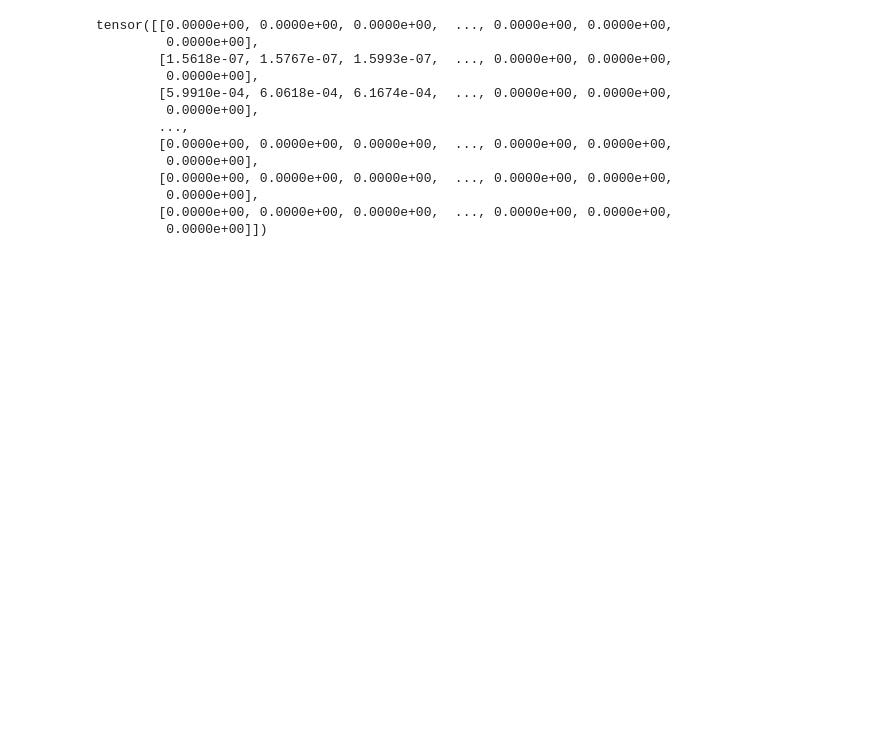
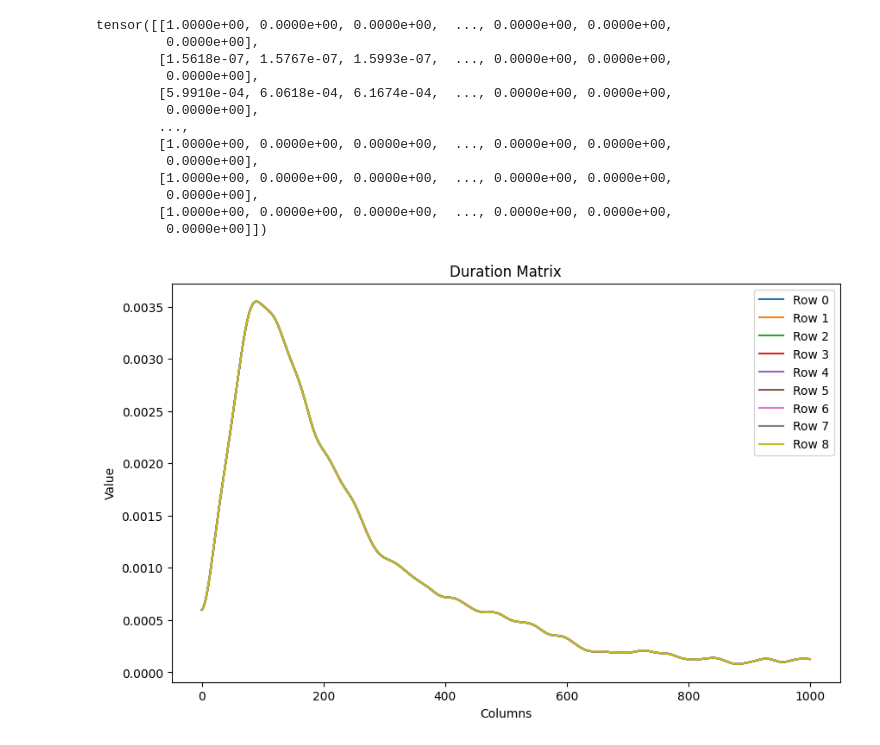
Before and after one commit to jcao0715/hsmm, a Jupyter notebook: synthetic_ex.ipynb, the cells around one changed output. Saved outputs shown, nothing was run; the diff lists cells and outputs as text; code cells hidden in the pictures; blank space fills up the shorter version.

```diff
--- a/synthetic_ex.ipynb
+++ b/synthetic_ex.ipynb
@@ -6,45 +6,50 @@ import params
 
 # 0=S, 1=Es, 2=Ef, 3=Em, 4=El, 5=I, 6=5', 7=3', 8=epsilon
 states = torch.tensor([0, 1, 2, 3, 4, 5, 6, 7, 8])
 Transition = torch.tensor([[0.0, params.p1E, 1-params.p1E, 0.0, 0.0, 0.0, 0.0, 0.0, 0.0],
                           [0.0, 0.0, 0.0, 0.0, 0.0, 0.0, 0.0, 0.0, 1.0],
                           [0.0, 0.0, 0.0, 0.0, 0.0, 0.0, 1.0, 0.0, 0.0],
                           [0.0, 0.0, 0.0, 0.0, 0.0, 0.0, 1.0, 0.0, 0.0],
                           [0.0, 0.0, 0.0, 0.0, 0.0, 0.0, 0.0, 0.0, 1.0],
                           [0.0, 0.0, 0.0, 0.0, 0.0, 0.0, 0.0, 1.0, 0.0],
                           [0.0, 0.0, 0.0, 0.0, 0.0, 1.0, 0.0, 0.0, 0.0],
                           [0.0, 0.0, 0.0, 1-params.pEO, params.pEO, 0.0, 0.0, 0.0, 0.0],
                           [0.0, 0.0, 0.0, 0.0, 0.0, 0.0, 0.0, 0.0, 0.0]])
-obs = torch.tensor([0, 0, 0, 0, 0, 0, 0, 0, 0])
-Observation = torch.tensor([[1.0, 0.0, 0.0, 0.0, 0.0, 0.0, params.p1E, 0.0, 0.0],
-                            [0.0, 1.0, 0.0, 0.0, 0.0, 0.0, 1-params.p1E, 0.0, 0.0],
-                            [0.0, 0.0, 1.0, 0.0, 0.0, 0.0, params.p1E, 0.0, 0.0],
-                            [0.0, 0.0, 0.0, 1.0, 0.0, 0.0, params.p1E, 0.0, 0.0],
-                            [0.0, 0.0, 0.0, 0.0, 1.0, 0.0, params.p1E, 0.0, 0.0],
-                            [0.0, 0.0, 0.0, 0.0, 0.0, 1.0, params.p1E, 0.0, 0.0],
-                            [0.0, 0.0, 0.0, 0.0, 0.0, 0.0, params.p1E, 0.0, 0.0],
-                            [0.0, 0.0, 0.0, 1-params.pEO, 0.0, 0.0, 1-params.p1E, 0.0, 0.0],
-                            [0.0, 0.0, 0.0, params.pEO, 0.0, 0.0, 1-params.p1E, 0.0, 0.0]]).T
 
 Duration = torch.zeros(9, 5000000)
+Duration[0, 0] = 1
 Duration[1] = torch.tensor(params.lengthSingleExons)
 Duration[2] = torch.tensor(params.lengthFirstExons)
 Duration[3] = torch.tensor(params.lengthMiddleExons)
 Duration[4] = torch.tensor(params.lengthLastExons)
 Duration[5] = torch.tensor(params.lengthIntrons)
+Duration[6, 0] = 1
+Duration[7, 0] = 1
+Duration[-1, 0] = 1
+print(Duration)
 
-print(Duration)
+# Plotting the matrix
+plt.figure(figsize=(10, 6))
+for i in range(Duration.shape[0]):
+    plt.plot(Duration[2, :1000].numpy(), label=f"Row {i}")
+
+plt.xlabel("Columns")
+plt.ylabel("Value")
+plt.title("Duration Matrix")
+plt.legend(loc="upper right")
+plt.show()
 # %% [output]
-tensor([[0.0000e+00, 0.0000e+00, 0.0000e+00,  ..., 0.0000e+00, 0.0000e+00,
+tensor([[1.0000e+00, 0.0000e+00, 0.0000e+00,  ..., 0.0000e+00, 0.0000e+00,
          0.0000e+00],
         [1.5618e-07, 1.5767e-07, 1.5993e-07,  ..., 0.0000e+00, 0.0000e+00,
          0.0000e+00],
         [5.9910e-04, 6.0618e-04, 6.1674e-04,  ..., 0.0000e+00, 0.0000e+00,
          0.0000e+00],
         ...,
-        [0.0000e+00, 0.0000e+00, 0.0000e+00,  ..., 0.0000e+00, 0.0000e+00,
+        [1.0000e+00, 0.0000e+00, 0.0000e+00,  ..., 0.0000e+00, 0.0000e+00,
          0.0000e+00],
-        [0.0000e+00, 0.0000e+00, 0.0000e+00,  ..., 0.0000e+00, 0.0000e+00,
+        [1.0000e+00, 0.0000e+00, 0.0000e+00,  ..., 0.0000e+00, 0.0000e+00,
          0.0000e+00],
-        [0.0000e+00, 0.0000e+00, 0.0000e+00,  ..., 0.0000e+00, 0.0000e+00,
+        [1.0000e+00, 0.0000e+00, 0.0000e+00,  ..., 0.0000e+00, 0.0000e+00,
          0.0000e+00]])
+[figure, added]
```
Also changed, not shown: parts of 6 cells of this notebook, 4 other files.
